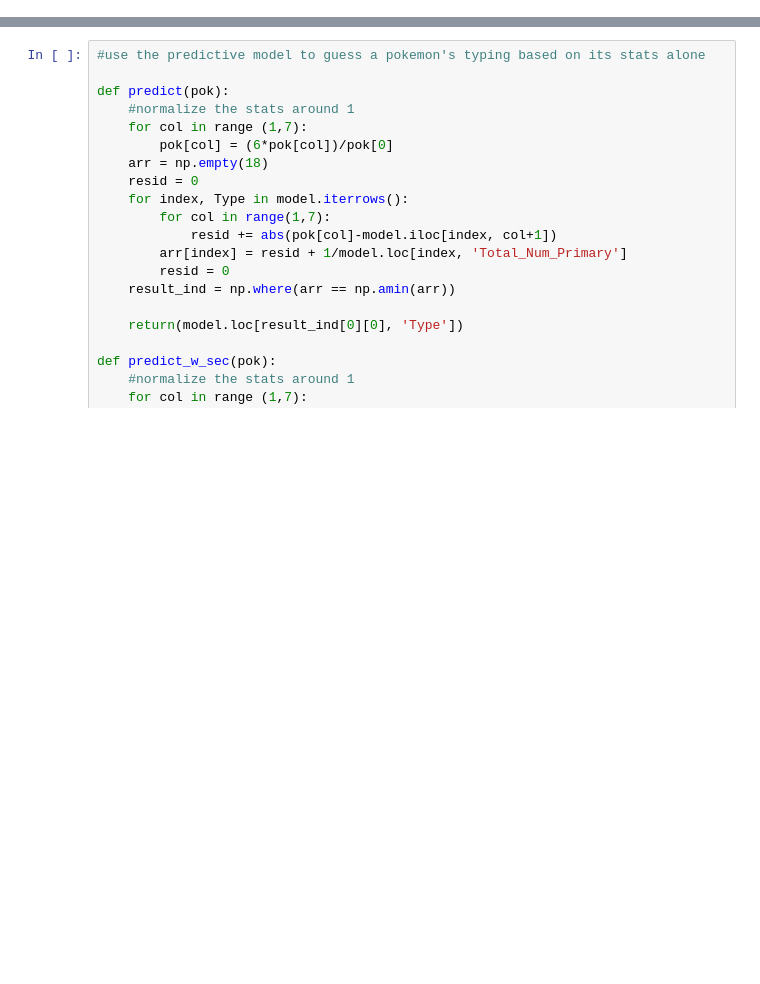
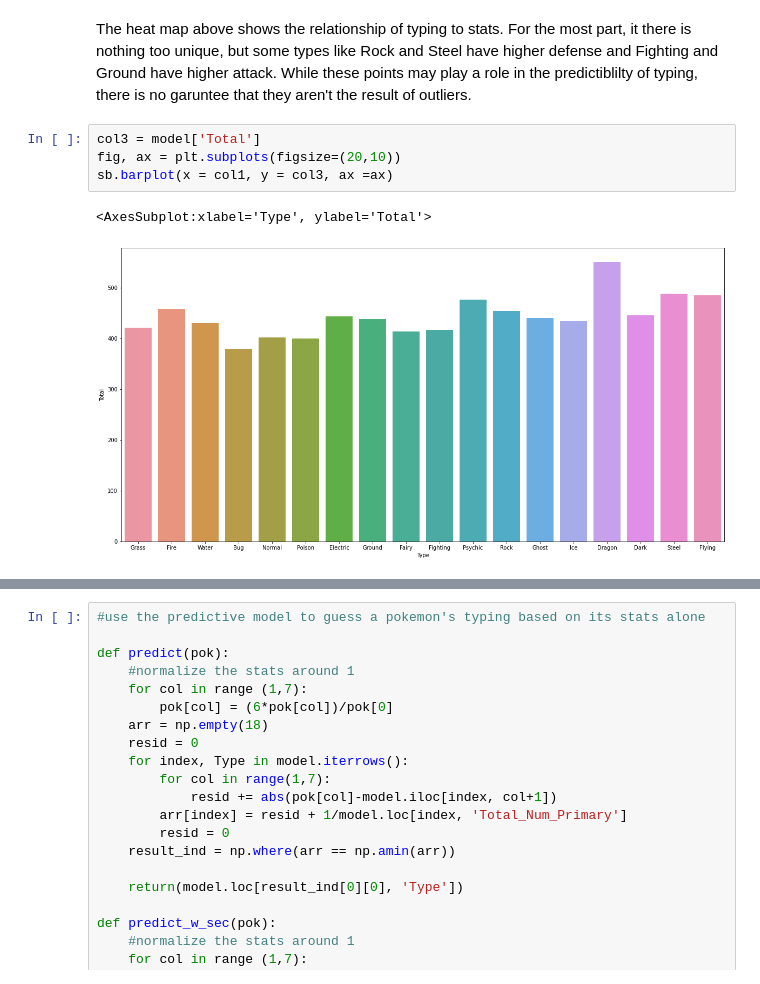
Before and after one commit to fryhyi/320-Final-Project, a Jupyter notebook: Pokemon_Analysis.ipynb, the cells around one changed output, grey strips where cells are left out. Saved outputs shown, nothing was run; the diff lists cells and outputs as text; blank space fills up the shorter version.

```diff
--- a/Pokemon_Analysis.ipynb
+++ b/Pokemon_Analysis.ipynb
@@ -69,0 +111,9 @@ model.head()
+# %% [markdown]
+The heat map above shows the relationship of typing to stats. For the most part, it there is nothing too unique, but some types like Rock and Steel have higher defense and Fighting and Ground have higher attack. While these points may play a role in the predictiblilty of typing, there is no garuntee that they aren't the result of outliers.
+# %%
+col3 = model['Total']
+fig, ax = plt.subplots(figsize=(20,10))
+sb.barplot(x = col1, y = col3, ax =ax)
+# %% [output]
+<AxesSubplot:xlabel='Type', ylabel='Total'>
+[figure, added]
```
Also changed, not shown: parts of 25 cells of this notebook, 1 other file.
